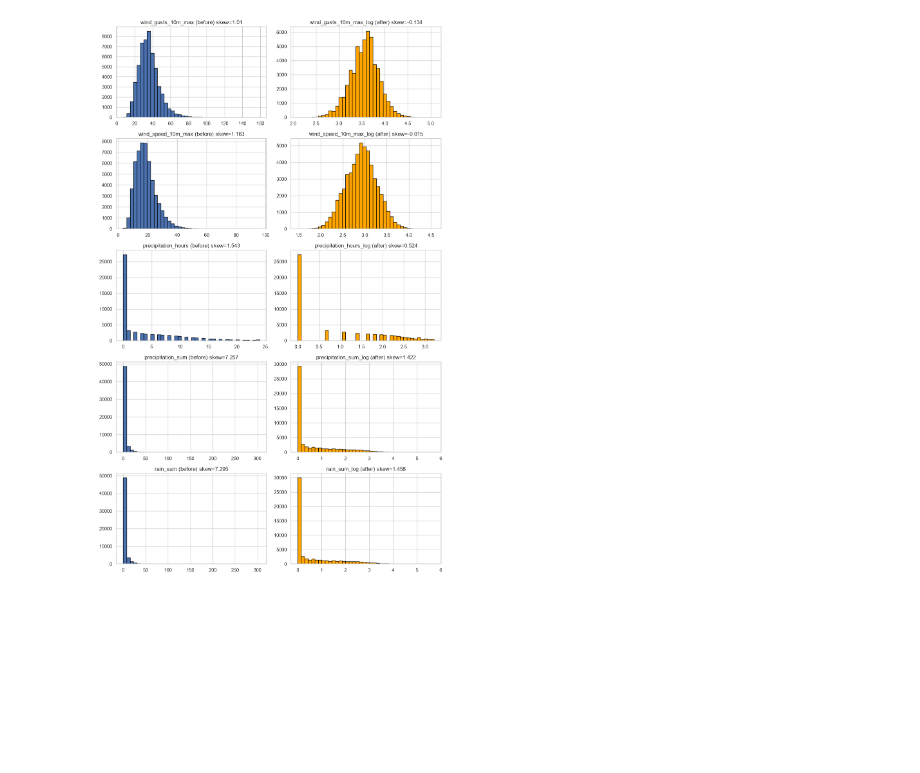
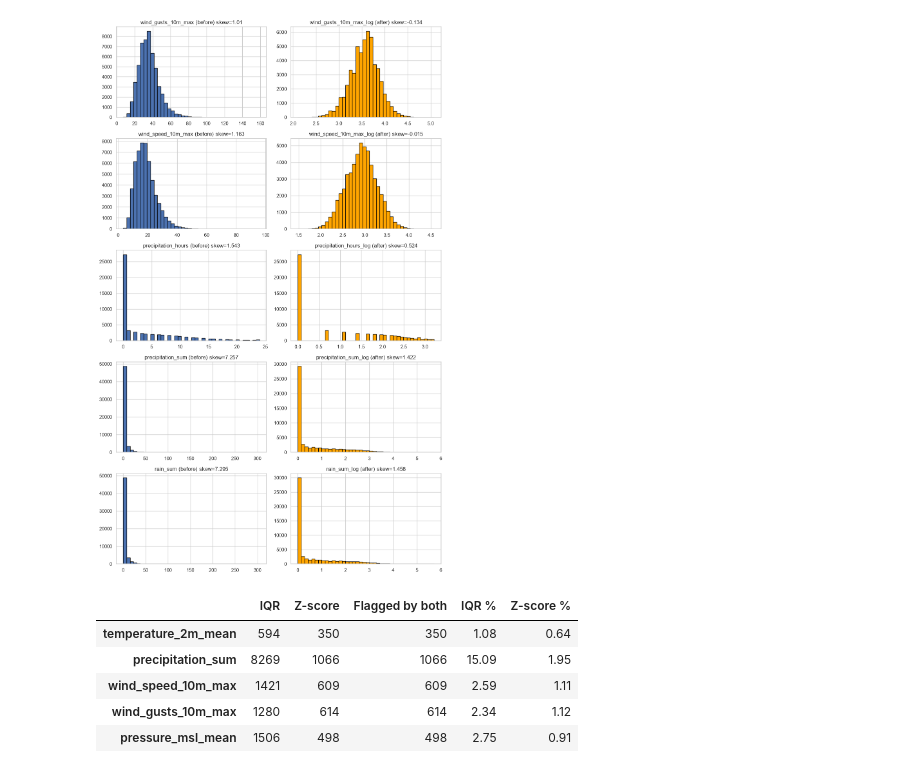
Before and after one commit to l250006/Weather-Data-Analyzer-, a Jupyter notebook: weather_analysis.ipynb, the cells around one changed output. Saved outputs shown, nothing was run; the diff lists cells and outputs as text; code cells hidden in the pictures; blank space fills up the shorter version.

```diff
--- a/weather_analysis.ipynb
+++ b/weather_analysis.ipynb
@@ -628,3 +628,34 @@ plt.tight_layout()
 plt.show()
 # %% [output]
 [figure]
+# %%
+out_cols = ["temperature_2m_mean", "precipitation_sum", "wind_speed_10m_max","wind_gusts_10m_max", "pressure_msl_mean"]
+
+# IQR
+def iqr_mask(s):
+    q1, q3 = s.quantile([0.25, 0.75])
+    iqr = q3 - q1
+    return (s < q1 - 1.5 * iqr) | (s > q3 + 1.5 * iqr)
+
+# z score
+def z_mask(s):
+    return ((s - s.mean()) / s.std()).abs() > 3
+
+iqr_flags = df[out_cols].apply(iqr_mask)
+z_flags   = df[out_cols].apply(z_mask)
+
+comparison = pd.DataFrame({
+    "IQR": iqr_flags.sum(),
+    "Z-score": z_flags.sum(),
+    "Flagged by both": (iqr_flags & z_flags).sum(),
+})
+comparison["IQR %"] = (comparison["IQR"] / len(df) * 100).round(2)
+comparison["Z-score %"] = (comparison["Z-score"] / len(df) * 100).round(2)
+display(comparison)
+# %% [output]
+|  | IQR | Z-score | Flagged by both | IQR % | Z-score % |
+| temperature_2m_mean | 594 | 350 | 350 | 1.08 | 0.64 |
+| precipitation_sum | 8269 | 1066 | 1066 | 15.09 | 1.95 |
+| wind_speed_10m_max | 1421 | 609 | 609 | 2.59 | 1.11 |
+| wind_gusts_10m_max | 1280 | 614 | 614 | 2.34 | 1.12 |
+| pressure_msl_mean | 1506 | 498 | 498 | 2.75 | 0.91 |
```
Also changed, not shown: parts of 2 cells of this notebook.
